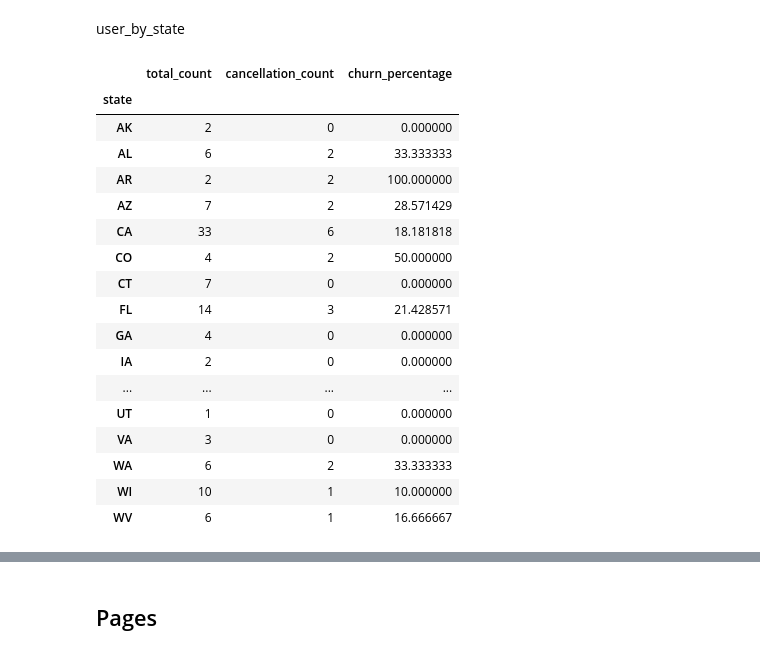
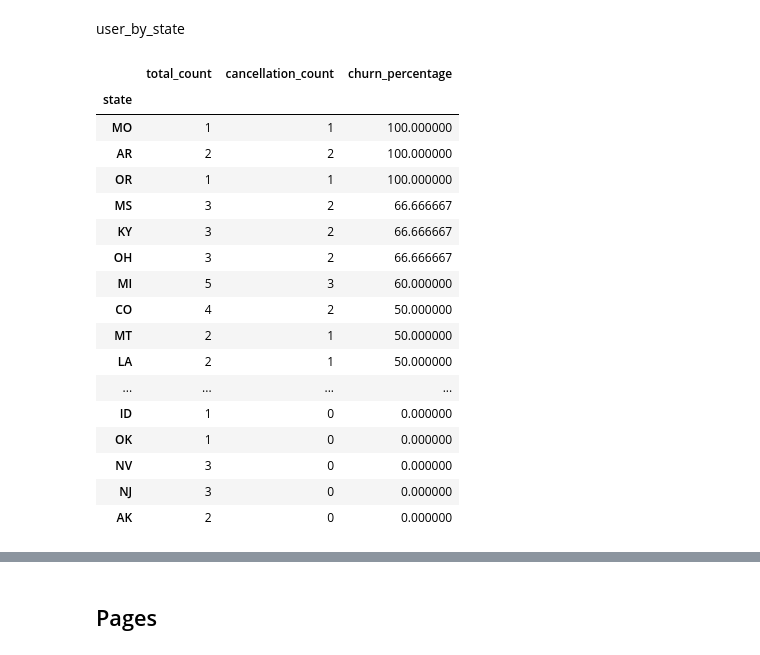
Before and after one commit to fletcherjacob/churn_project, a Jupyter notebook: spotify_churn.ipynb, the cells around one changed output, grey strips where cells are left out. Drawn from its saved outputs; the diff is of its cells as text; code cells hidden in the pictures.

```diff
--- a/spotify_churn.ipynb
+++ b/spotify_churn.ipynb
@@ -448,35 +448,40 @@ state_heat(user_by_state[noncancel_filter], title="Non-Cancelled Users by State"
 # %% [markdown]
 user_by_state
 # %%
+# Calculate Churn Pecentage By State
+def churn_by_state(df):
+    grouped_df = df.groupby("state")["count"].agg(
+        total_count="sum",
+        cancellation_count=lambda x: (x * df.loc[x.index, "cancel_flag"]).sum(),
+    )
+    grouped_df["churn_percentage"] = (
+        grouped_df["cancellation_count"] / grouped_df["total_count"]
+    ) * 100
+    return grouped_df
 
-#Calculate Churn Pecentage By State
-def churn_by_state(df):
-    grouped_df = df.groupby('state')['count'].agg(total_count='sum', cancellation_count=lambda x: (x * df.loc[x.index, 'cancel_flag']).sum())
-    grouped_df['churn_percentage'] = (grouped_df['cancellation_count'] / grouped_df['total_count']) * 100
-    return grouped_df
 
 churn_by_state_df = churn_by_state(user_by_state)
 
-churn_by_state_df
+churn_by_state_df.sort_values('churn_percentage',ascending = False)
 # %% [output]
 |  | total_count | cancellation_count | churn_percentage |
 | state |  |  |  |
+| MO | 1 | 1 | 100.000000 |
+| AR | 2 | 2 | 100.000000 |
+| OR | 1 | 1 | 100.000000 |
+| MS | 3 | 2 | 66.666667 |
+| KY | 3 | 2 | 66.666667 |
+| OH | 3 | 2 | 66.666667 |
+| MI | 5 | 3 | 60.000000 |
+| CO | 4 | 2 | 50.000000 |
+| MT | 2 | 1 | 50.000000 |
+| LA | 2 | 1 | 50.000000 |
+| ... | ... | ... | ... |
+| ID | 1 | 0 | 0.000000 |
+| OK | 1 | 0 | 0.000000 |
+| NV | 3 | 0 | 0.000000 |
+| NJ | 3 | 0 | 0.000000 |
 | AK | 2 | 0 | 0.000000 |
-| AL | 6 | 2 | 33.333333 |
-| AR | 2 | 2 | 100.000000 |
-| AZ | 7 | 2 | 28.571429 |
-| CA | 33 | 6 | 18.181818 |
-| CO | 4 | 2 | 50.000000 |
-| CT | 7 | 0 | 0.000000 |
-| FL | 14 | 3 | 21.428571 |
-| GA | 4 | 0 | 0.000000 |
-| IA | 2 | 0 | 0.000000 |
-| ... | ... | ... | ... |
-| UT | 1 | 0 | 0.000000 |
-| VA | 3 | 0 | 0.000000 |
-| WA | 6 | 2 | 33.333333 |
-| WI | 10 | 1 | 10.000000 |
-| WV | 6 | 1 | 16.666667 |
 # %%
 state_heat(
     churn_by_state_df.reset_index(),
```
Also changed, not shown: parts of 6 cells of this notebook.
